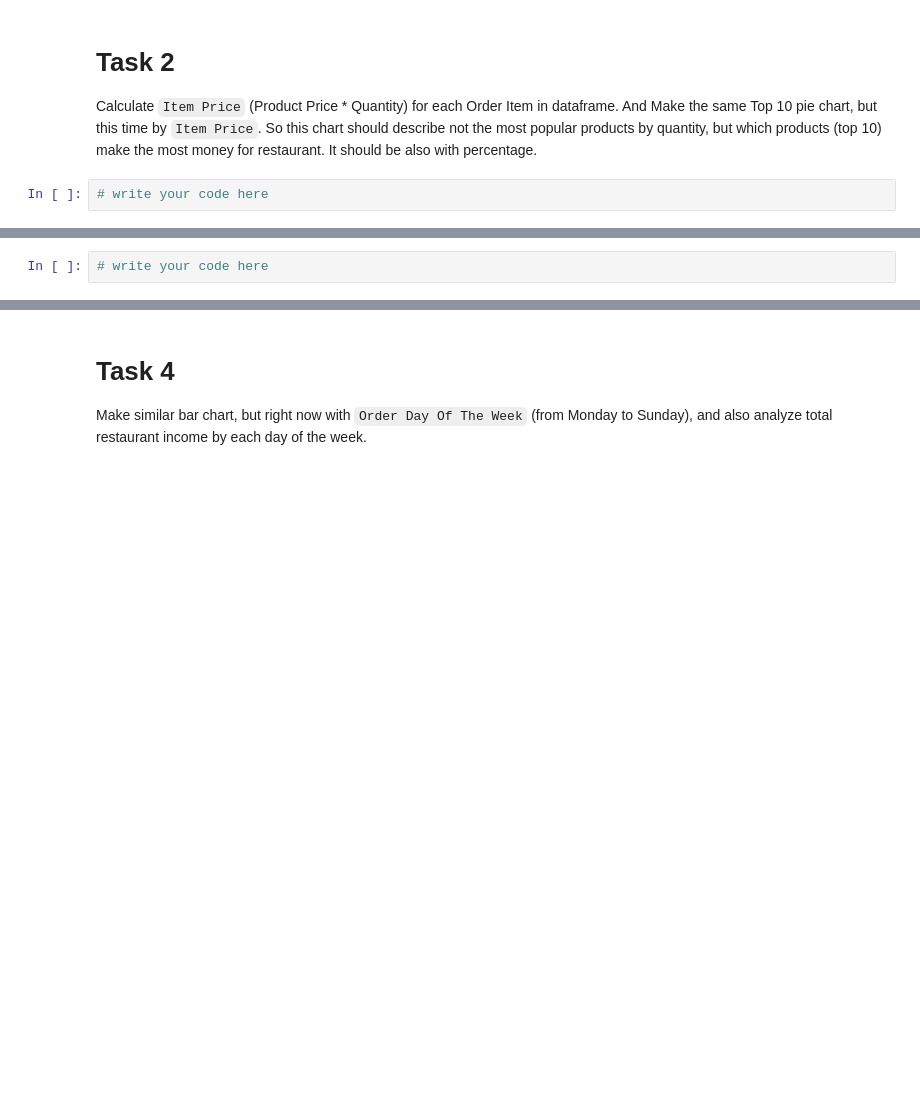
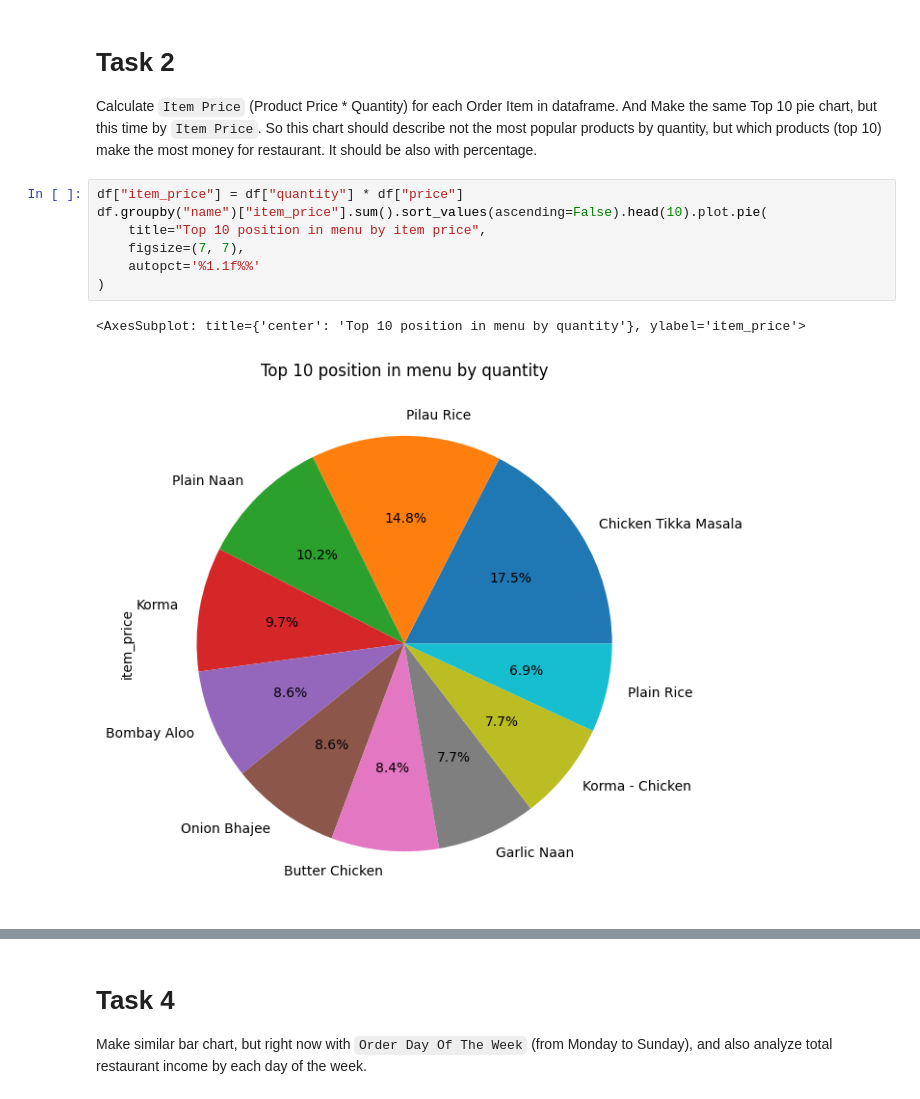
Before and after one commit to mate-academy/py-restaurant-data-analysis, a Jupyter notebook: app/main.ipynb, the cells around one changed output, grey strips where cells are left out. Drawn from its saved outputs; the diff is of its cells as text; blank space fills up the shorter version.

```diff
--- a/app/main.ipynb
+++ b/app/main.ipynb
@@ -61,8 +58,16 @@ df.groupby("name")["quantity"].sum().sort_values(ascending=False).head(10).plot.
 # Task 2
 Calculate `Item Price` (Product Price * Quantity) for each Order Item in dataframe.
 And Make the same Top 10 pie chart, but this time by `Item Price`. So this chart should describe not the most popular products by quantity, but which products (top 10) make the most money for restaurant. It should be also with percentage.
-# %%
-# write your code here
+# %%
+df["item_price"] = df["quantity"] * df["price"]
+df.groupby("name")["item_price"].sum().sort_values(ascending=False).head(10).plot.pie(
+    title="Top 10 position in menu by item price",
+    figsize=(7, 7),
+    autopct='%1.1f%%'
+)
+# %% [output]
+<AxesSubplot: title={'center': 'Top 10 position in menu by quantity'}, ylabel='item_price'>
+[figure, added]
 # %% [markdown]
 # Task 3
 Calculate `Order Hour` based on `Order Datetime`, which will tell about the specific our the order was created (from 0 to 23). Using `Order Hour` create a bar chart, which will tell the total restaurant income based on the hour order was created. So on x-axis - it will be values from 0 to 23 (hours), on y-axis - it will be the total sum of order prices, which were sold on that hour.
@@ -70,5 +75,3 @@ Calculate `Order Hour` based on `Order Datetime`, which will tell about the spec
 Example:
 
 ![bar chart](../demo/bar.png)
-# %%
-# write your code here
```
Also changed, not shown: parts of 4 cells of this notebook.
